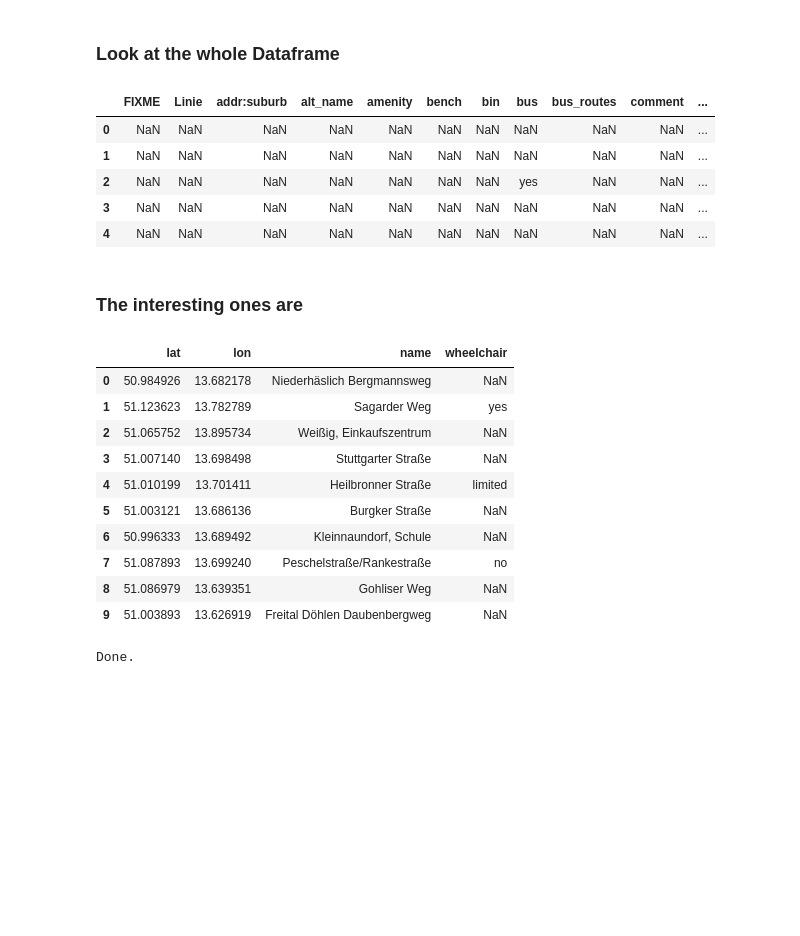
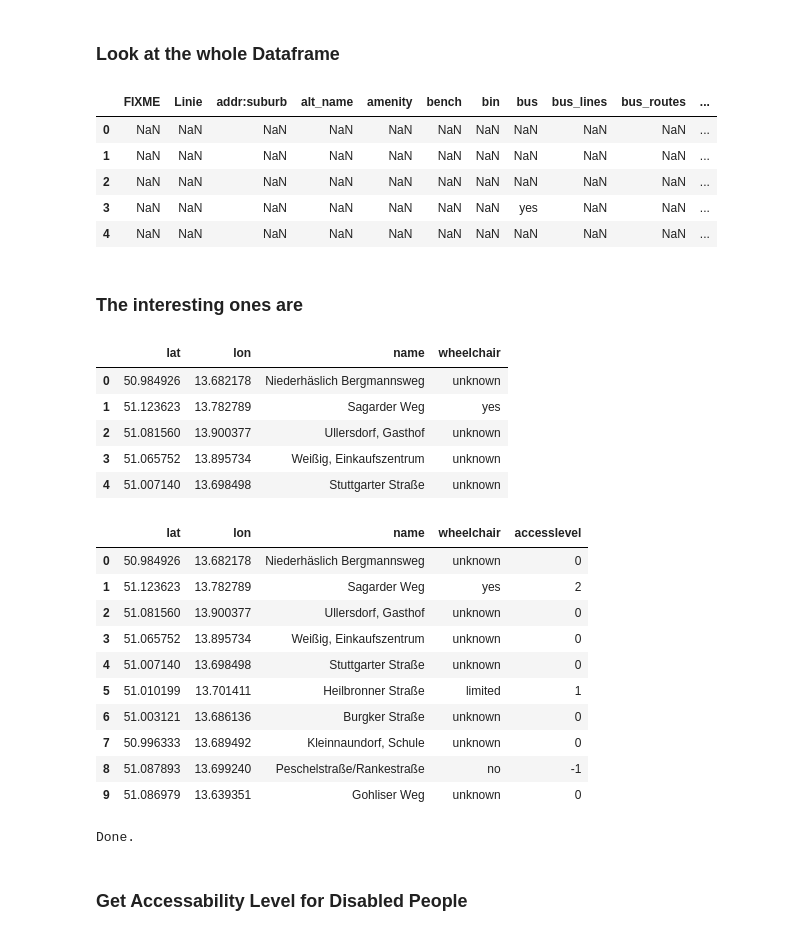
Before and after one commit to balzer82/OSM2Pandas, a Jupyter notebook: OSM2Pandas.ipynb, the cells around one changed output. Cells and saved outputs as stored; diff of their text form; code cells hidden in the pictures; blank space fills up the shorter version.

```diff
--- a/OSM2Pandas.ipynb
+++ b/OSM2Pandas.ipynb
@@ -19,3 +13,14 @@ maxLon = 13.89873
+# %%
+# Get yours at: http://boundingbox.klokantech.com/
+bbox = [13.526452,50.932114,13.966063,51.17772]
+
+# Links unten
+minLat = bbox[1]
+minLon = bbox[0]
+
+# Rechts oben
+maxLat = bbox[3]
+maxLon = bbox[2]
 # %% [markdown]
 Request from [Overpass-Turbo](http://overpass-api.de/api/convert?data=%3C!--%0AThis%20has%20been%20generated%20by%20the%20overpass-turbo%20wizard.%0AThe%20original%20search%20was%3A%0A%E2%80%9CBushaltestelle%E2%80%9D%0A--%3E%0A%3Cosm-script%20output%3D%22json%22%20timeout%3D%2225%22%3E%0A%20%20%3C!--%20gather%20results%20--%3E%0A%20%20%3Cunion%3E%0A%20%20%20%20%3C!--%20query%20part%20for%3A%20%E2%80%9CBushaltestelle%E2%80%9D%20--%3E%0A%20%20%20%20%3Cquery%20type%3D%22node%22%3E%0A%20%20%20%20%20%20%3Chas-kv%20k%3D%22highway%22%20v%3D%22bus_stop%22%2F%3E%0A%20%20%20%20%20%20%3Cbbox-query%20s%3D%2250.973778188690716%22%20w%3D%2213.552322387695312%22%20n%3D%2251.12033393562918%22%20e%3D%2213.898735046386719%22%2F%3E%0A%20%20%20%20%3C%2Fquery%3E%0A%20%20%3C%2Funion%3E%0A%20%20%3C!--%20print%20results%20--%3E%0A%20%20%3Cprint%20mode%3D%22body%22%2F%3E%0A%20%20%3Crecurse%20type%3D%22down%22%2F%3E%0A%20%20%3Cprint%20mode%3D%22skeleton%22%20order%3D%22quadtile%22%2F%3E%0A%3C%2Fosm-script%3E&target=mapql)
 # %%
@@ -54,26 +59,21 @@ osmdf = pd.DataFrame(osmdata)
 # %%
 osmdf.head(5)
 # %% [output]
-|  | FIXME | Linie | addr:suburb | alt_name | amenity | bench | bin | bus | bus_routes | comment | ... |
+|  | FIXME | Linie | addr:suburb | alt_name | amenity | bench | bin | bus | bus_lines | bus_routes | ... |
 | 0 | NaN | NaN | NaN | NaN | NaN | NaN | NaN | NaN | NaN | NaN | ... |
 | 1 | NaN | NaN | NaN | NaN | NaN | NaN | NaN | NaN | NaN | NaN | ... |
-| 2 | NaN | NaN | NaN | NaN | NaN | NaN | NaN | yes | NaN | NaN | ... |
-| 3 | NaN | NaN | NaN | NaN | NaN | NaN | NaN | NaN | NaN | NaN | ... |
+| 2 | NaN | NaN | NaN | NaN | NaN | NaN | NaN | NaN | NaN | NaN | ... |
+| 3 | NaN | NaN | NaN | NaN | NaN | NaN | NaN | yes | NaN | NaN | ... |
 | 4 | NaN | NaN | NaN | NaN | NaN | NaN | NaN | NaN | NaN | NaN | ... |
 # %% [markdown]
 ### The interesting ones are
 # %%
-busstopsdf = osmdf[['lat', 'lon', 'name', 'wheelchair']]
-busstopsdf.head(10)
+busstopsdf = osmdf[['lat', 'lon', 'name', 'wheelchair']].dropna(subset=['name']).fillna(u'unknown')
+busstopsdf.head(5)
 # %% [output]
 |  | lat | lon | name | wheelchair |
-| 0 | 50.984926 | 13.682178 | Niederhäslich Bergmannsweg | NaN |
+| 0 | 50.984926 | 13.682178 | Niederhäslich Bergmannsweg | unknown |
 | 1 | 51.123623 | 13.782789 | Sagarder Weg | yes |
-| 2 | 51.065752 | 13.895734 | Weißig, Einkaufszentrum | NaN |
-| 3 | 51.007140 | 13.698498 | Stuttgarter Straße | NaN |
-| 4 | 51.010199 | 13.701411 | Heilbronner Straße | limited |
-| 5 | 51.003121 | 13.686136 | Burgker Straße | NaN |
-| 6 | 50.996333 | 13.689492 | Kleinnaundorf, Schule | NaN |
-| 7 | 51.087893 | 13.699240 | Peschelstraße/Rankestraße | no |
-| 8 | 51.086979 | 13.639351 | Gohliser Weg | NaN |
-| 9 | 51.003893 | 13.626919 | Freital Döhlen Daubenbergweg | NaN |
+| 2 | 51.081560 | 13.900377 | Ullersdorf, Gasthof | unknown |
+| 3 | 51.065752 | 13.895734 | Weißig, Einkaufszentrum | unknown |
+| 4 | 51.007140 | 13.698498 | Stuttgarter Straße | unknown |
@@ -80 +85,15 @@ busstopsdf.head(10)
+# %%
+busstopsdf.head(10)
+# %% [output]
+|  | lat | lon | name | wheelchair | accesslevel |
+| 0 | 50.984926 | 13.682178 | Niederhäslich Bergmannsweg | unknown | 0 |
+| 1 | 51.123623 | 13.782789 | Sagarder Weg | yes | 2 |
+| 2 | 51.081560 | 13.900377 | Ullersdorf, Gasthof | unknown | 0 |
+| 3 | 51.065752 | 13.895734 | Weißig, Einkaufszentrum | unknown | 0 |
+| 4 | 51.007140 | 13.698498 | Stuttgarter Straße | unknown | 0 |
+| 5 | 51.010199 | 13.701411 | Heilbronner Straße | limited | 1 |
+| 6 | 51.003121 | 13.686136 | Burgker Straße | unknown | 0 |
+| 7 | 50.996333 | 13.689492 | Kleinnaundorf, Schule | unknown | 0 |
+| 8 | 51.087893 | 13.699240 | Peschelstraße/Rankestraße | no | -1 |
+| 9 | 51.086979 | 13.639351 | Gohliser Weg | unknown | 0 |
 # %%
@@ -83,3 +102,5 @@ busstopsdf.to_csv('bus_stops.csv', sep=',', encoding='utf-8', index=False)
 print('Done.')
 # %% [output]
 Done.
+# %% [markdown]
+### Get Accessability Level for Disabled People
```
Also changed, not shown: parts of 10 cells of this notebook, 4 other files.
